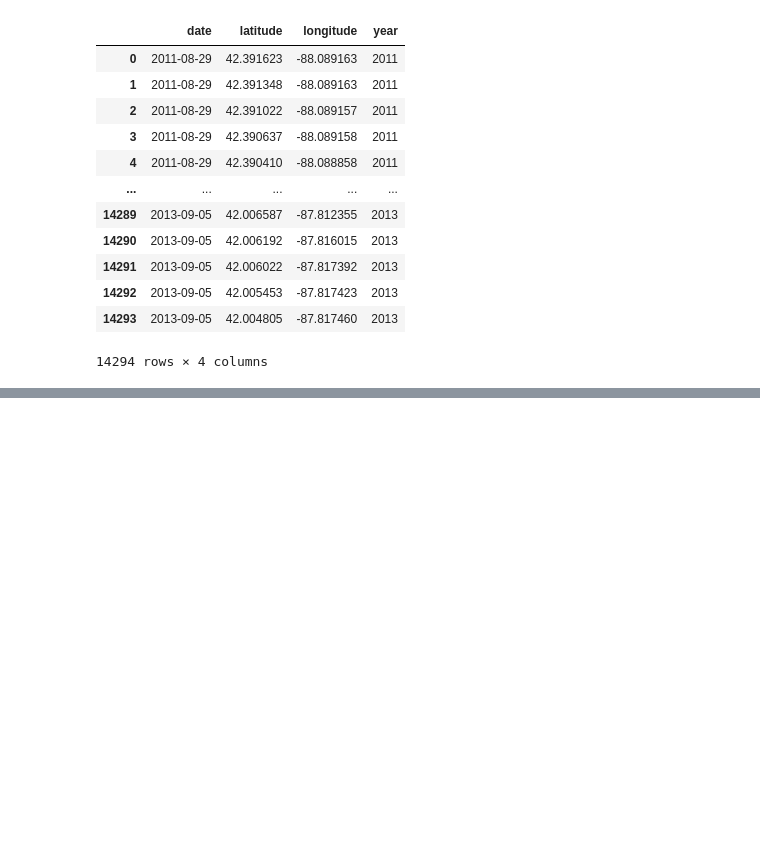
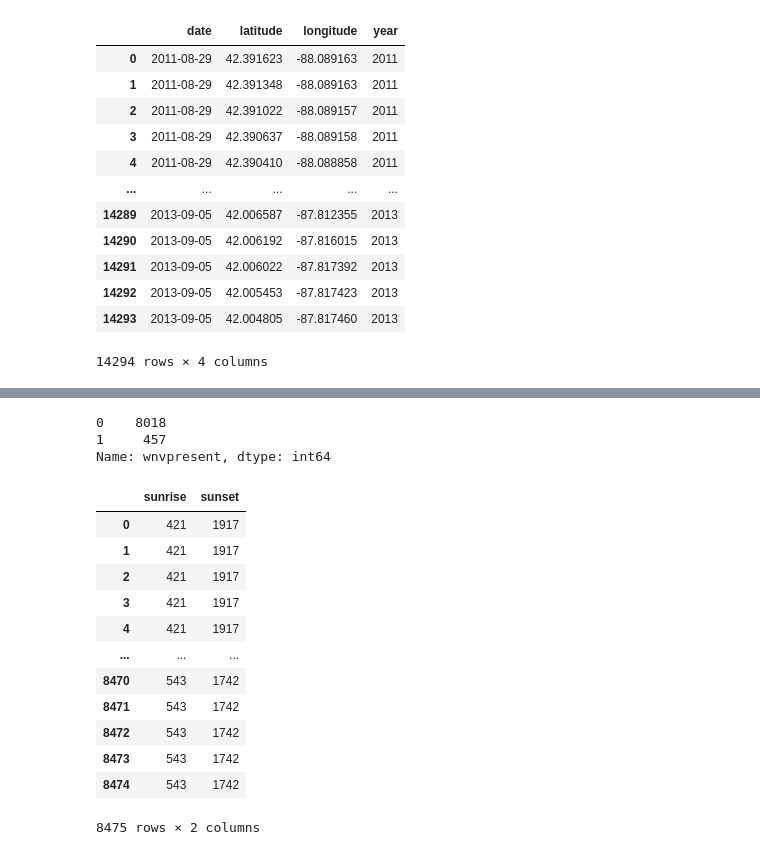
Before and after one commit to kevwee-lab/G.A-Project-4, a Jupyter notebook: working-folder/Rifqi/Prelim EDA (Roughpaper).ipynb, the cells around one changed output, grey strips where cells are left out. Drawn from its saved outputs; the diff is of its cells as text; code cells hidden in the pictures; blank space fills up the shorter version.

```diff
--- a/working-folder/Rifqi/Prelim EDA (Roughpaper).ipynb
+++ b/working-folder/Rifqi/Prelim EDA (Roughpaper).ipynb
@@ -634,0 +700,22 @@ spray
+# %%
+y.value_counts()
+# %% [output]
+0    8018
+1     457
+Name: wnvpresent, dtype: int64
+# %%
+comb[['sunrise', 'sunset']]
+# %% [output]
+|  | sunrise | sunset |
+| 0 | 421 | 1917 |
+| 1 | 421 | 1917 |
+| 2 | 421 | 1917 |
+| 3 | 421 | 1917 |
+| 4 | 421 | 1917 |
+| ... | ... | ... |
+| 8470 | 543 | 1742 |
+| 8471 | 543 | 1742 |
+| 8472 | 543 | 1742 |
+| 8473 | 543 | 1742 |
+| 8474 | 543 | 1742 |
+8475 rows × 2 columns
```
Also changed, not shown: parts of 13 cells of this notebook, 1 other file.
